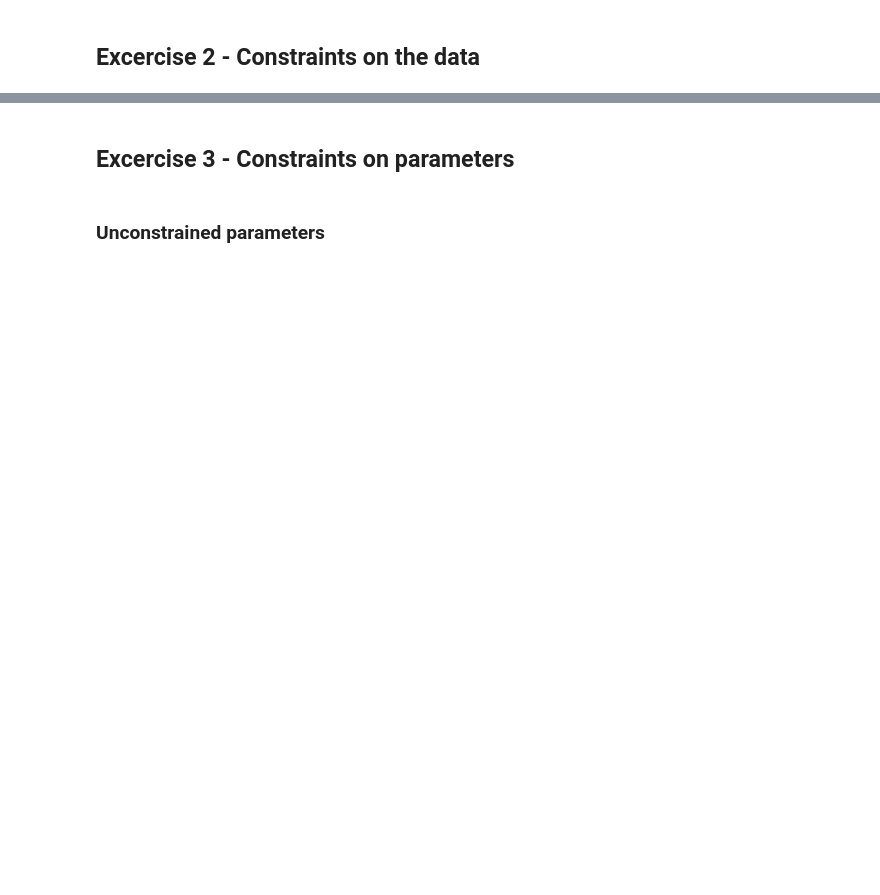
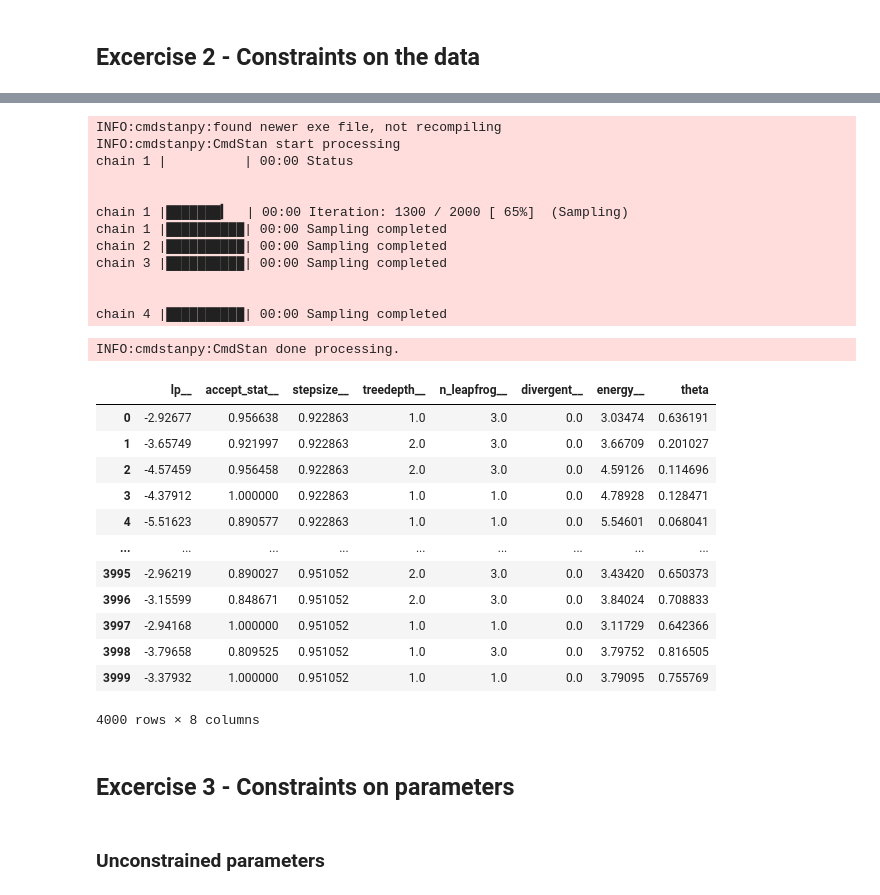
Before and after one commit to SwieciloM/Data-Analytics-Laboratory, a Jupyter notebook: Lab2 - Introduction to Stan/main.ipynb, the cells around one changed output, grey strips where cells are left out. Drawn from its saved outputs; the diff is of its cells as text; code cells hidden in the pictures; blank space fills up the shorter version.

```diff
--- a/Lab2 - Introduction to Stan/main.ipynb
+++ b/Lab2 - Introduction to Stan/main.ipynb
@@ -65,6 +96,37 @@ Exception: mismatch in dimension declared and found in context; processing stage
 # %%
 bern2 = CmdStanModel(stan_file='code_3.stan')
-samp_bern2 = bern2.sample(data={'N':2, 'y':[0,2]})
+samp_bern2 = bern2.sample(data={'N':2, 'y':[0,1]})
+
+# Creation of pandas dataframe from resulting draws
+df = samp_bern1.draws_pd()
+display(df)
+# %% [output]
+INFO:cmdstanpy:found newer exe file, not recompiling
+INFO:cmdstanpy:CmdStan start processing
+chain 1 |          | 00:00 Status
+
+
+chain 1 |███████▎  | 00:00 Iteration: 1300 / 2000 [ 65%]  (Sampling)
+chain 1 |██████████| 00:00 Sampling completed
+chain 2 |██████████| 00:00 Sampling completed
+chain 3 |██████████| 00:00 Sampling completed
+
+
+chain 4 |██████████| 00:00 Sampling completed
+INFO:cmdstanpy:CmdStan done processing.
+|  | lp__ | accept_stat__ | stepsize__ | treedepth__ | n_leapfrog__ | divergent__ | energy__ | theta |
+| 0 | -2.92677 | 0.956638 | 0.922863 | 1.0 | 3.0 | 0.0 | 3.03474 | 0.636191 |
+| 1 | -3.65749 | 0.921997 | 0.922863 | 2.0 | 3.0 | 0.0 | 3.66709 | 0.201027 |
+| 2 | -4.57459 | 0.956458 | 0.922863 | 2.0 | 3.0 | 0.0 | 4.59126 | 0.114696 |
+| 3 | -4.37912 | 1.000000 | 0.922863 | 1.0 | 1.0 | 0.0 | 4.78928 | 0.128471 |
+| 4 | -5.51623 | 0.890577 | 0.922863 | 1.0 | 1.0 | 0.0 | 5.54601 | 0.068041 |
+| ... | ... | ... | ... | ... | ... | ... | ... | ... |
+| 3995 | -2.96219 | 0.890027 | 0.951052 | 2.0 | 3.0 | 0.0 | 3.43420 | 0.650373 |
+| 3996 | -3.15599 | 0.848671 | 0.951052 | 2.0 | 3.0 | 0.0 | 3.84024 | 0.708833 |
+| 3997 | -2.94168 | 1.000000 | 0.951052 | 1.0 | 1.0 | 0.0 | 3.11729 | 0.642366 |
+| 3998 | -3.79658 | 0.809525 | 0.951052 | 1.0 | 3.0 | 0.0 | 3.79752 | 0.816505 |
+| 3999 | -3.37932 | 1.000000 | 0.951052 | 1.0 | 1.0 | 0.0 | 3.79095 | 0.755769 |
+4000 rows × 8 columns
 # %% [markdown]
 ## Excercise 3 - Constraints on parameters
 # %% [markdown]
```
Also changed, not shown: parts of 10 cells of this notebook, 51 other files.
